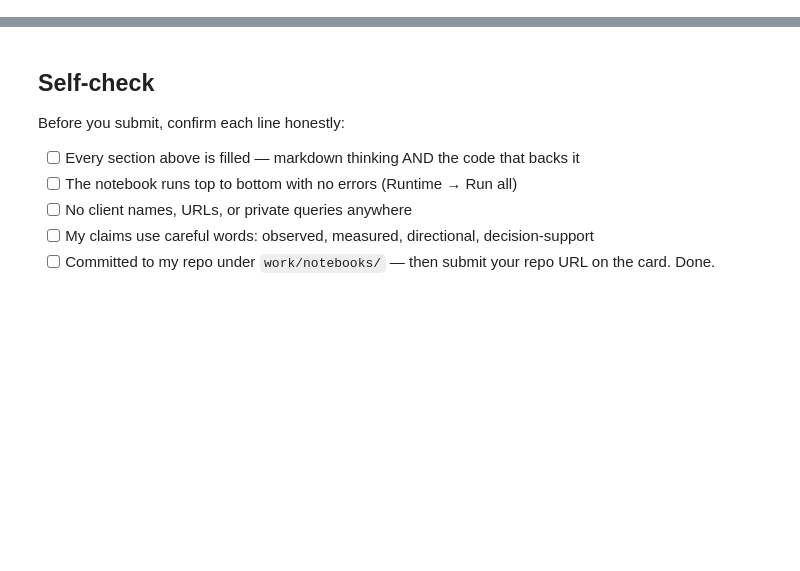
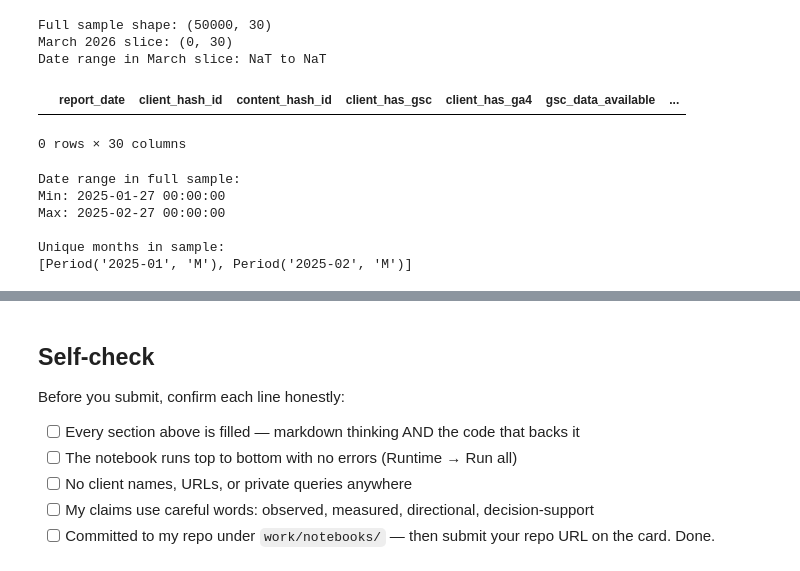
Before and after one commit to sayuj5/flyrank-internship-ml, a Jupyter notebook: work/notebooks/w03_data_contract.ipynb, the cells around one changed output, grey strips where cells are left out. Saved outputs shown, nothing was run; the diff lists cells and outputs as text; code cells hidden in the pictures; blank space fills up the shorter version.

```diff
--- a/work/notebooks/w03_data_contract.ipynb
+++ b/work/notebooks/w03_data_contract.ipynb
@@ -22,0 +85,30 @@ This skeleton is yours to fill. Work the sections **in order** — each one has
+# %%
+import pandas as pd
+
+# Filter to mid-panel month: March 2026
+df['report_date'] = pd.to_datetime(df['report_date'])
+df_mar = df[(df['report_date'] >= '2026-03-01') & (df['report_date'] <= '2026-03-31')].copy()
+
+print(f"Full sample shape: {df.shape}")
+print(f"March 2026 slice: {df_mar.shape}")
+print(f"Date range in March slice: {df_mar['report_date'].min()} to {df_mar['report_date'].max()}")
+df_mar.head(3)
+# %% [output]
+Full sample shape: (50000, 30)
+March 2026 slice: (0, 30)
+Date range in March slice: NaT to NaT
+|  | report_date | client_hash_id | content_hash_id | client_has_gsc | client_has_ga4 | gsc_data_available | ... |
+0 rows × 30 columns
+# %%
+print("Date range in full sample:")
+print(f"Min: {df['report_date'].min()}")
+print(f"Max: {df['report_date'].max()}")
+print(f"\nUnique months in sample:")
+print(sorted(df['report_date'].dt.to_period('M').unique()))
+# %% [output]
+Date range in full sample:
+Min: 2025-01-27 00:00:00
+Max: 2025-02-27 00:00:00
+
+Unique months in sample:
+[Period('2025-01', 'M'), Period('2025-02', 'M')]
```
Also changed, not shown: parts of 22 cells of this notebook.
